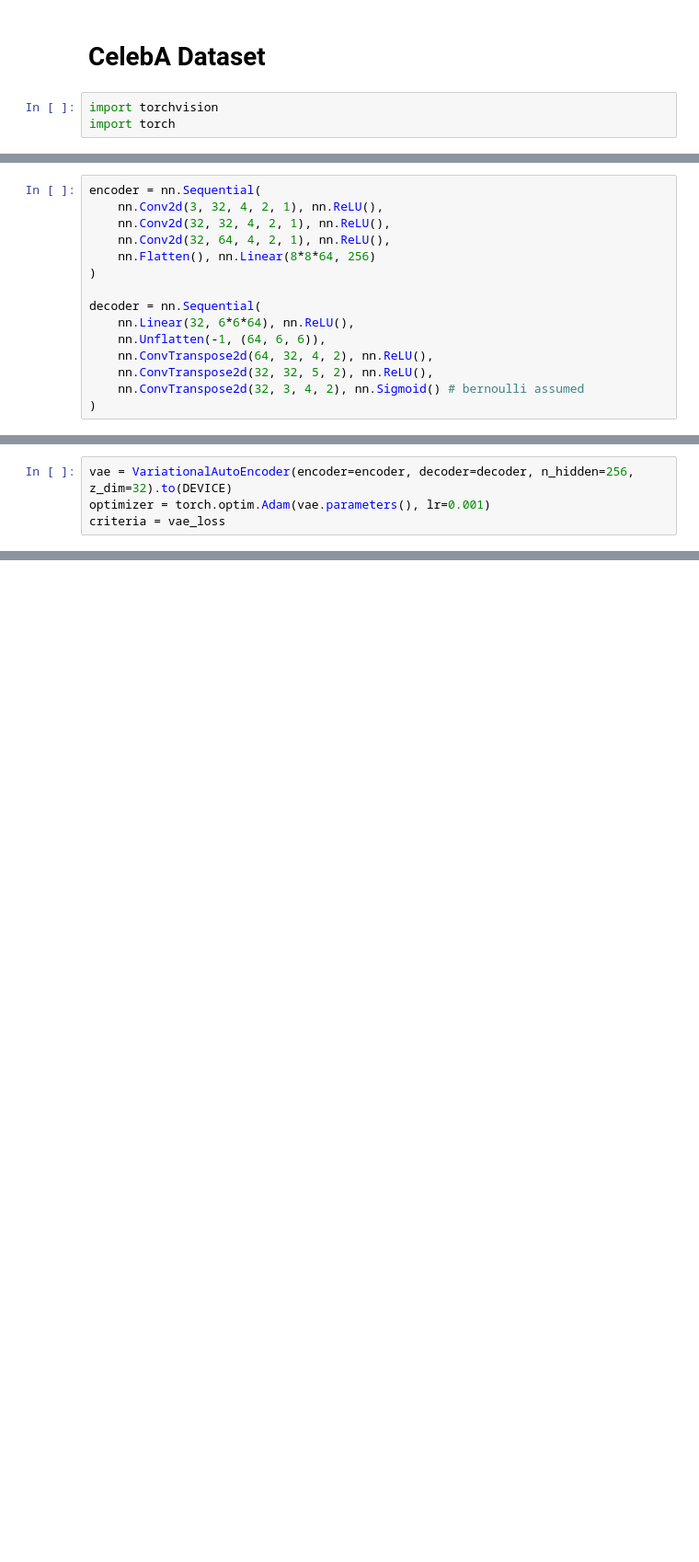
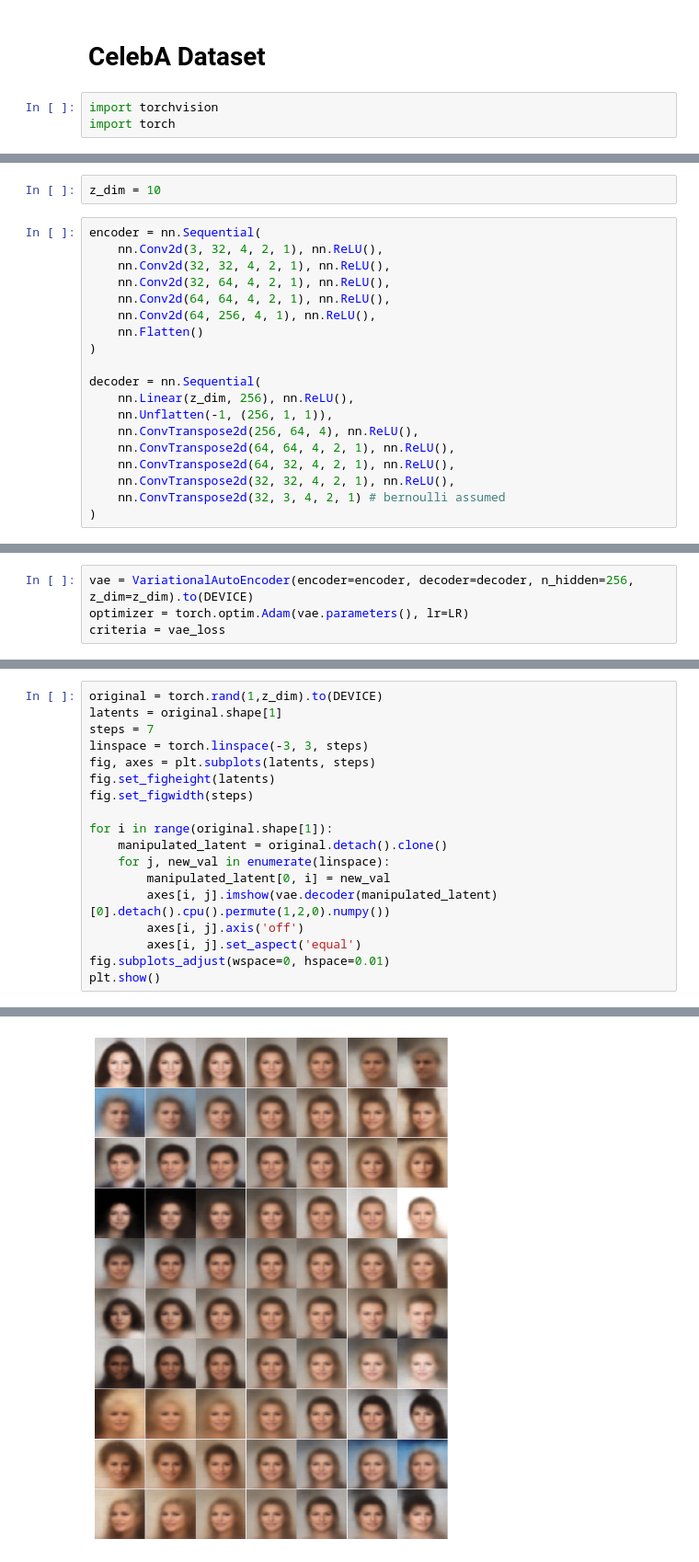
Before and after one commit to Jaewoopudding/autoencoders, a Jupyter notebook: notebooks/betavae.ipynb, the cells around one changed output, grey strips where cells are left out. Shown at 92% size. Drawn from its saved outputs; the diff is of its cells as text; blank space fills up the shorter version.

```diff
--- a/notebooks/betavae.ipynb
+++ b/notebooks/betavae.ipynb
@@ -123,15 +134,21 @@ train_loader, test_loader = data_loader(train_data, test_data, batch_size=256)
+# %%
+z_dim = 10
 # %%
 encoder = nn.Sequential(
     nn.Conv2d(3, 32, 4, 2, 1), nn.ReLU(),
     nn.Conv2d(32, 32, 4, 2, 1), nn.ReLU(),
     nn.Conv2d(32, 64, 4, 2, 1), nn.ReLU(),
-    nn.Flatten(), nn.Linear(8*8*64, 256)
+    nn.Conv2d(64, 64, 4, 2, 1), nn.ReLU(),
+    nn.Conv2d(64, 256, 4, 1), nn.ReLU(),
+    nn.Flatten()
 )
 
 decoder = nn.Sequential(
-    nn.Linear(32, 6*6*64), nn.ReLU(),
-    nn.Unflatten(-1, (64, 6, 6)),
-    nn.ConvTranspose2d(64, 32, 4, 2), nn.ReLU(),
-    nn.ConvTranspose2d(32, 32, 5, 2), nn.ReLU(),
-    nn.ConvTranspose2d(32, 3, 4, 2), nn.Sigmoid() # bernoulli assumed
+    nn.Linear(z_dim, 256), nn.ReLU(),
+    nn.Unflatten(-1, (256, 1, 1)),
+    nn.ConvTranspose2d(256, 64, 4), nn.ReLU(),
+    nn.ConvTranspose2d(64, 64, 4, 2, 1), nn.ReLU(),
+    nn.ConvTranspose2d(64, 32, 4, 2, 1), nn.ReLU(),
+    nn.ConvTranspose2d(32, 32, 4, 2, 1), nn.ReLU(),
+    nn.ConvTranspose2d(32, 3, 4, 2, 1) # bernoulli assumed
 )
@@ -158,4 +155,4 @@ tensor([[-0.0147, -0.0171, -0.0075, -0.0183, -0.0214,  0.0173, -0.0090, -0.0233,
 # %%
-vae = VariationalAutoEncoder(encoder=encoder, decoder=decoder, n_hidden=256, z_dim=32).to(DEVICE)
-optimizer = torch.optim.Adam(vae.parameters(), lr=0.001)
+vae = VariationalAutoEncoder(encoder=encoder, decoder=decoder, n_hidden=256, z_dim=z_dim).to(DEVICE)
+optimizer = torch.optim.Adam(vae.parameters(), lr=LR)
 criteria = vae_loss
@@ -219,0 +185,19 @@ def vae_trainer(model, criteria, optimizer, train_loader,
+# %%
+original = torch.rand(1,z_dim).to(DEVICE)
+latents = original.shape[1]
+steps = 7
+linspace = torch.linspace(-3, 3, steps)
+fig, axes = plt.subplots(latents, steps)
+fig.set_figheight(latents)
+fig.set_figwidth(steps)
+
+for i in range(original.shape[1]):
+    manipulated_latent = original.detach().clone()
+    for j, new_val in enumerate(linspace):
+        manipulated_latent[0, i] = new_val
+        axes[i, j].imshow(vae.decoder(manipulated_latent)[0].detach().cpu().permute(1,2,0).numpy())
+        axes[i, j].axis('off')
+        axes[i, j].set_aspect('equal')
+fig.subplots_adjust(wspace=0, hspace=0.01)
+plt.show()
+# %% [output]
@@ -219,0 +207 @@ def vae_trainer(model, criteria, optimizer, train_loader,
+[figure, added]
```
Also changed, not shown: parts of 23 cells of this notebook.
